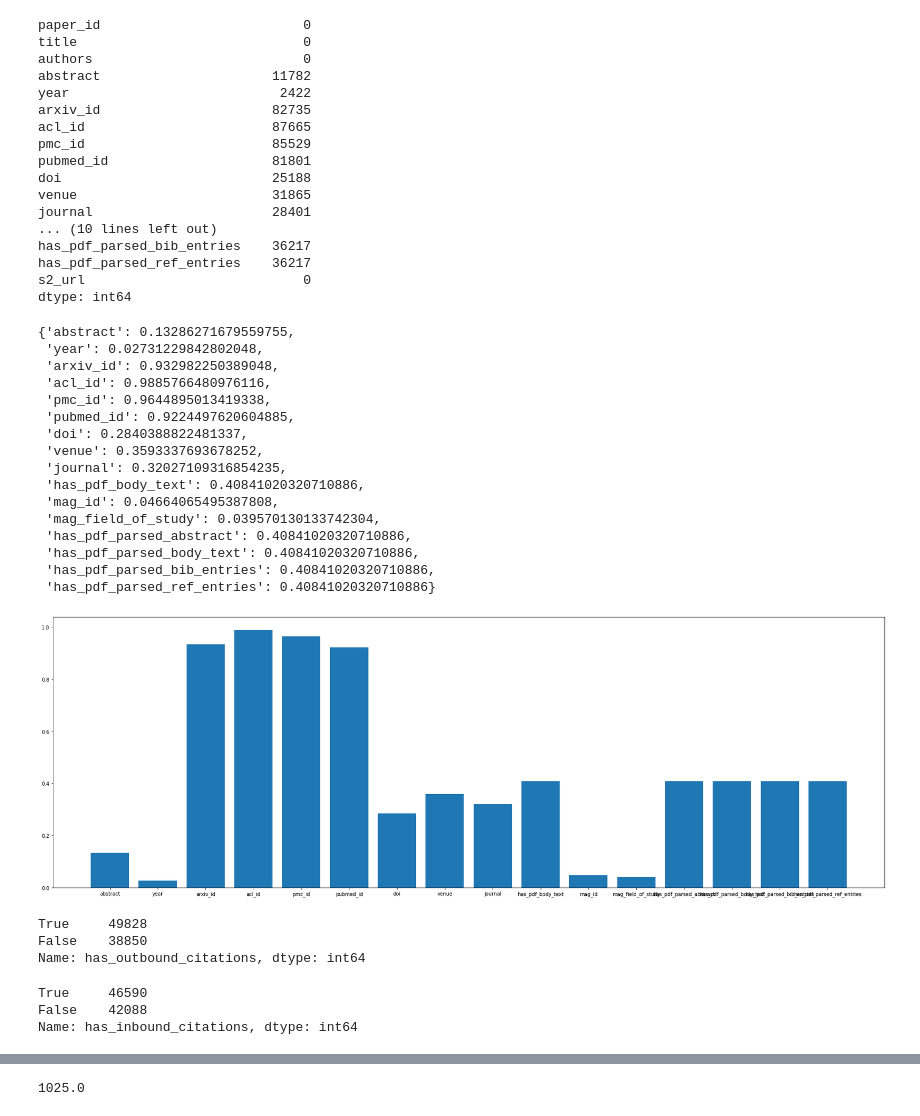
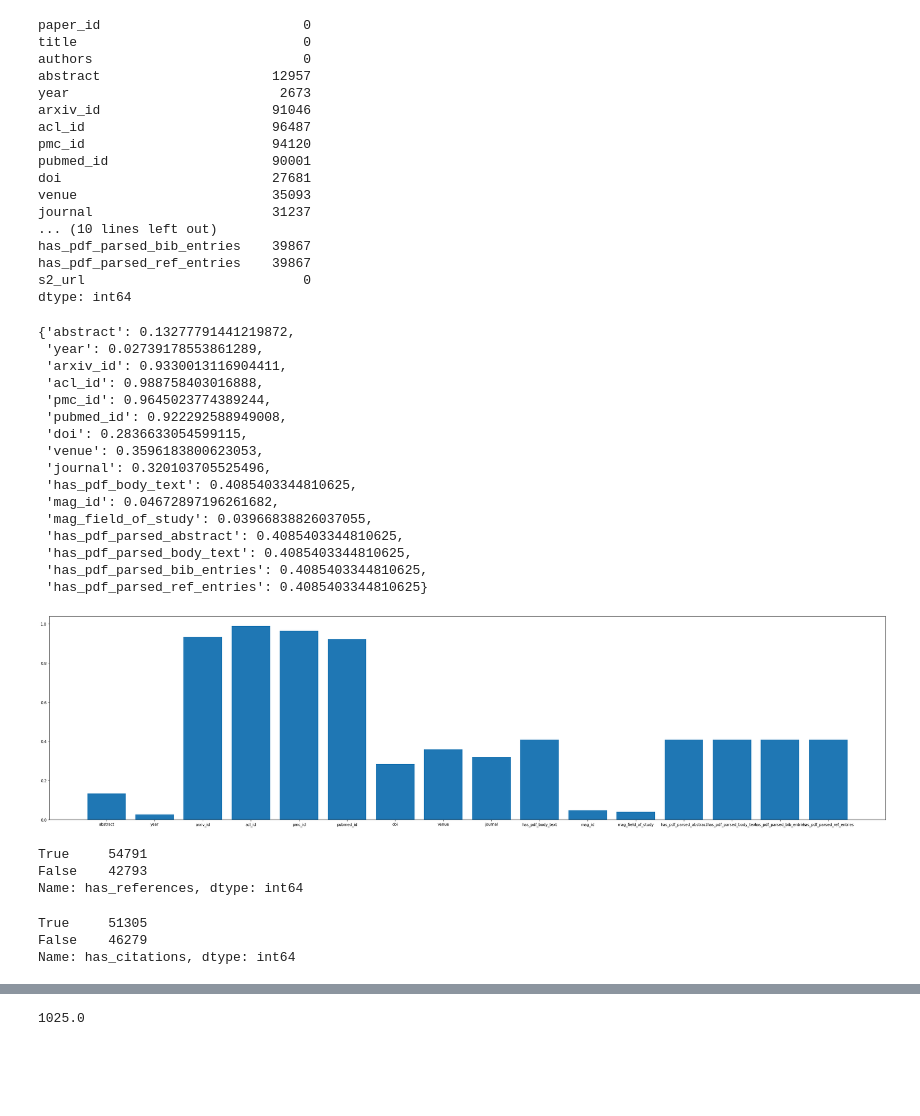
Before and after one commit to ModelOriented/AI-strategies-papers-regulations-monitoring, a Jupyter notebook: mars/s2orc/Metadata_exploration.ipynb, the cells around one changed output, grey strips where cells are left out. Cells and saved outputs as stored; diff of their text form; code cells hidden in the pictures; blank space fills up the shorter version.

```diff
--- a/mars/s2orc/Metadata_exploration.ipynb
+++ b/mars/s2orc/Metadata_exploration.ipynb
@@ -38,3 +32,5 @@ df_metadata.shape
+# %%
+df_metadata.rename(columns = {'outbound_citations':'references','has_outbound_citations': 'has_references', 'inbound_citations':'citations', 'has_inbound_citations': 'has_citations'}, inplace = True)
 # %%
 df_metadata.info()
 # %% [output]
@@ -61,18 +57,18 @@ df_metadata.isna().sum()
 paper_id                          0
 title                             0
 authors                           0
-abstract                      11782
-year                           2422
-arxiv_id                      82735
-acl_id                        87665
-pmc_id                        85529
-pubmed_id                     81801
-doi                           25188
-venue                         31865
-journal                       28401
+abstract                      12957
+year                           2673
+arxiv_id                      91046
+acl_id                        96487
+pmc_id                        94120
+pubmed_id                     90001
+doi                           27681
+venue                         35093
+journal                       31237
 ... (10 lines left out)
-has_pdf_parsed_bib_entries    36217
-has_pdf_parsed_ref_entries    36217
+has_pdf_parsed_bib_entries    39867
+has_pdf_parsed_ref_entries    39867
 s2_url                            0
 dtype: int64
 # %%
@@ -80,43 +76,43 @@ dic_in=df_metadata.isna().sum()/df_metadata.shape[0]
 dic_out = {x:y for x,y in dic_in.items() if y!=0}
 dic_out
 # %% [output]
-{'abstract': 0.13286271679559755,
- 'year': 0.02731229842802048,
- 'arxiv_id': 0.932982250389048,
- 'acl_id': 0.9885766480976116,
- 'pmc_id': 0.9644895013419338,
- 'pubmed_id': 0.9224497620604885,
- 'doi': 0.2840388822481337,
- 'venue': 0.3593337693678252,
- 'journal': 0.32027109316854235,
- 'has_pdf_body_text': 0.40841020320710886,
- 'mag_id': 0.04664065495387808,
- 'mag_field_of_study': 0.039570130133742304,
- 'has_pdf_parsed_abstract': 0.40841020320710886,
- 'has_pdf_parsed_body_text': 0.40841020320710886,
- 'has_pdf_parsed_bib_entries': 0.40841020320710886,
- 'has_pdf_parsed_ref_entries': 0.40841020320710886}
+{'abstract': 0.13277791441219872,
+ 'year': 0.02739178553861289,
+ 'arxiv_id': 0.9330013116904411,
+ 'acl_id': 0.988758403016888,
+ 'pmc_id': 0.9645023774389244,
+ 'pubmed_id': 0.922292588949008,
+ 'doi': 0.2836633054599115,
+ 'venue': 0.3596183800623053,
+ 'journal': 0.320103705525496,
+ 'has_pdf_body_text': 0.4085403344810625,
+ 'mag_id': 0.04672897196261682,
+ 'mag_field_of_study': 0.03966838826037055,
+ 'has_pdf_parsed_abstract': 0.4085403344810625,
+ 'has_pdf_parsed_body_text': 0.4085403344810625,
+ 'has_pdf_parsed_bib_entries': 0.4085403344810625,
+ 'has_pdf_parsed_ref_entries': 0.4085403344810625}
 # %%
 import matplotlib.pyplot as plt
 from matplotlib.pyplot import figure
-figure(figsize=(30, 10))
+figure(figsize=(40, 10))
 
 plt.bar(dic_out.keys(), dic_out.values())
 plt.show()
 # %% [output]
-[figure, old version]
+[figure, new version]
 # %%
-df_metadata.has_outbound_citations.value_counts()
+df_metadata.has_references.value_counts()
 # %% [output]
-True     49828
-False    38850
-Name: has_outbound_citations, dtype: int64
+True     54791
+False    42793
+Name: has_references, dtype: int64
 # %%
-df_metadata.has_inbound_citations.value_counts()
+df_metadata.has_citations.value_counts()
 # %% [output]
-True     46590
-False    42088
-Name: has_inbound_citations, dtype: int64
+True     51305
+False    46279
+Name: has_citations, dtype: int64
 # %%
 df_metadata
 # %% [output]
```
Also changed, not shown: parts of 20 cells of this notebook, 3 other files.
